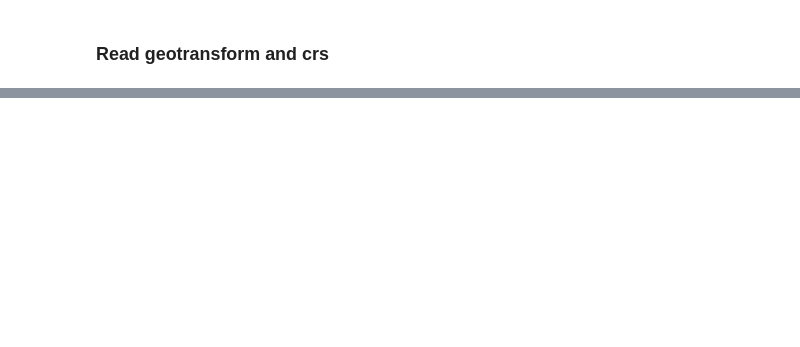
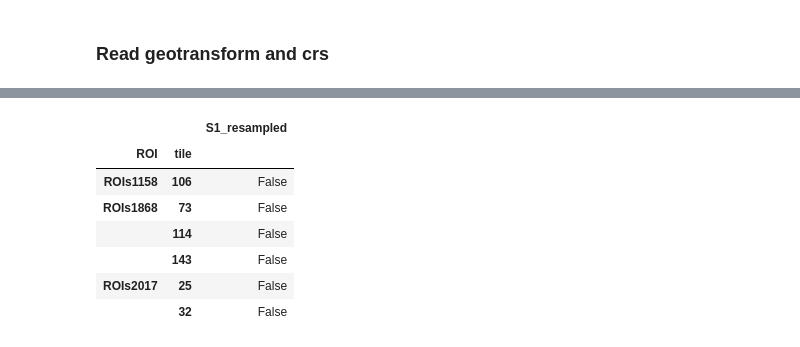
Before and after one commit to shaprann/spatiotemporal, a Jupyter notebook: scripts/check_resampling.ipynb, the cells around one changed output, grey strips where cells are left out. Cells and saved outputs as stored; diff of their text form; code cells hidden in the pictures; blank space fills up the shorter version.

```diff
--- a/scripts/check_resampling.ipynb
+++ b/scripts/check_resampling.ipynb
@@ -47,0 +116,13 @@ s1_tiles_resampled
+# %%
+s1_tiles_not_resampled = s1_tiles_resampling[s1_tiles_resampling != True].dropna()
+s1_tiles_resampled = s1_tiles_resampling[s1_tiles_resampling == True].dropna()
+s1_tiles_not_resampled
+# %% [output]
+|  |  | S1_resampled |
+| ROI | tile |  |
+| ROIs1158 | 106 | False |
+| ROIs1868 | 73 | False |
+|  | 114 | False |
+|  | 143 | False |
+| ROIs2017 | 25 | False |
+|  | 32 | False |
```
Also changed, not shown: parts of 14 cells of this notebook, 14 other files.
